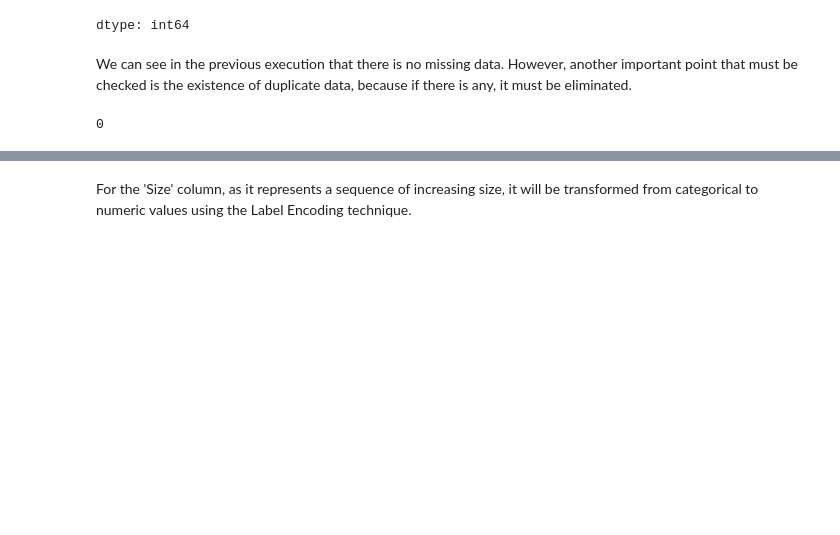
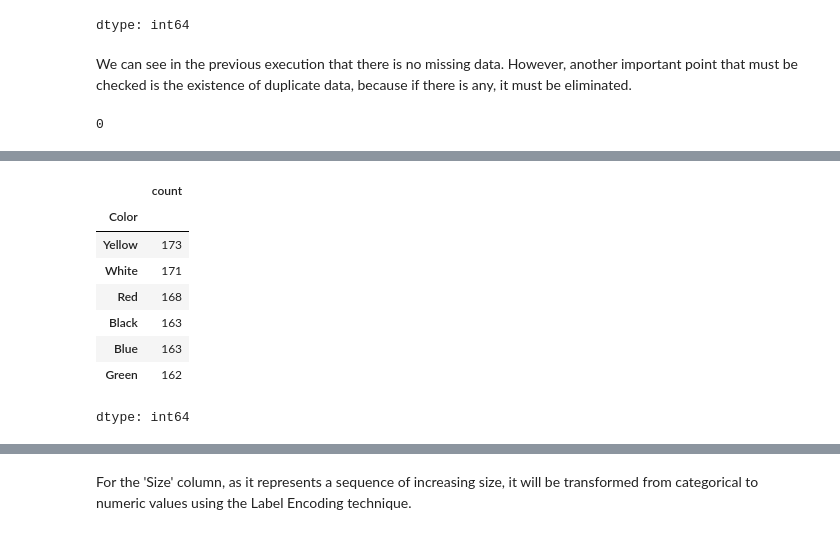
Before and after one commit to ryann-arruda/machine-learning, a Jupyter notebook: machine_learning_regression.ipynb, the cells around one changed output, grey strips where cells are left out. Saved outputs shown, nothing was run; the diff lists cells and outputs as text; code cells hidden in the pictures; blank space fills up the shorter version.

```diff
--- a/machine_learning_regression.ipynb
+++ b/machine_learning_regression.ipynb
@@ -68,0 +90,12 @@ array(['Dress', 'Jeans', 'Shoes', 'Sweater', 'Jacket', 'T-shirt'],
+# %%
+df['Color'].value_counts()
+# %% [output]
+|  | count |
+| Color |  |
+| Yellow | 173 |
+| White | 171 |
+| Red | 168 |
+| Black | 163 |
+| Blue | 163 |
+| Green | 162 |
+dtype: int64
```
Also changed, not shown: parts of 9 cells of this notebook.
